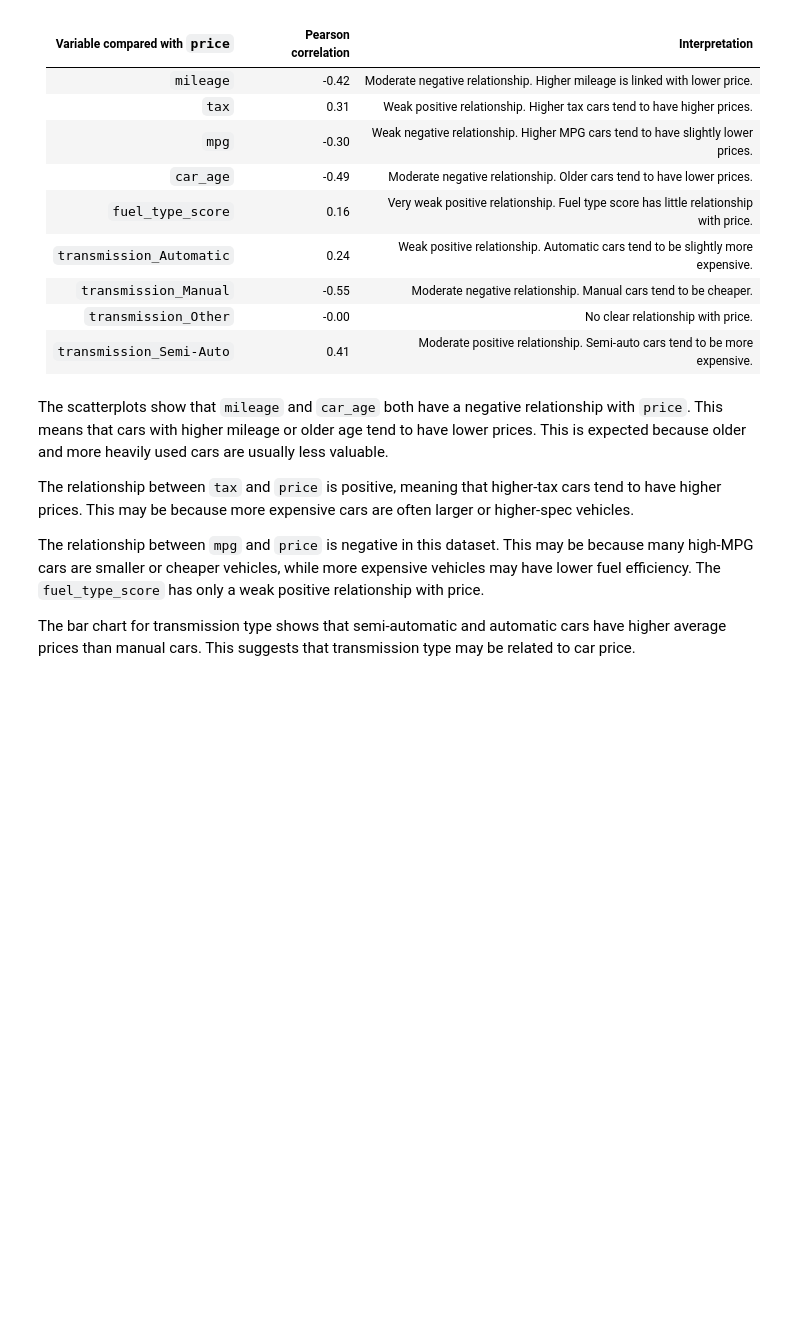
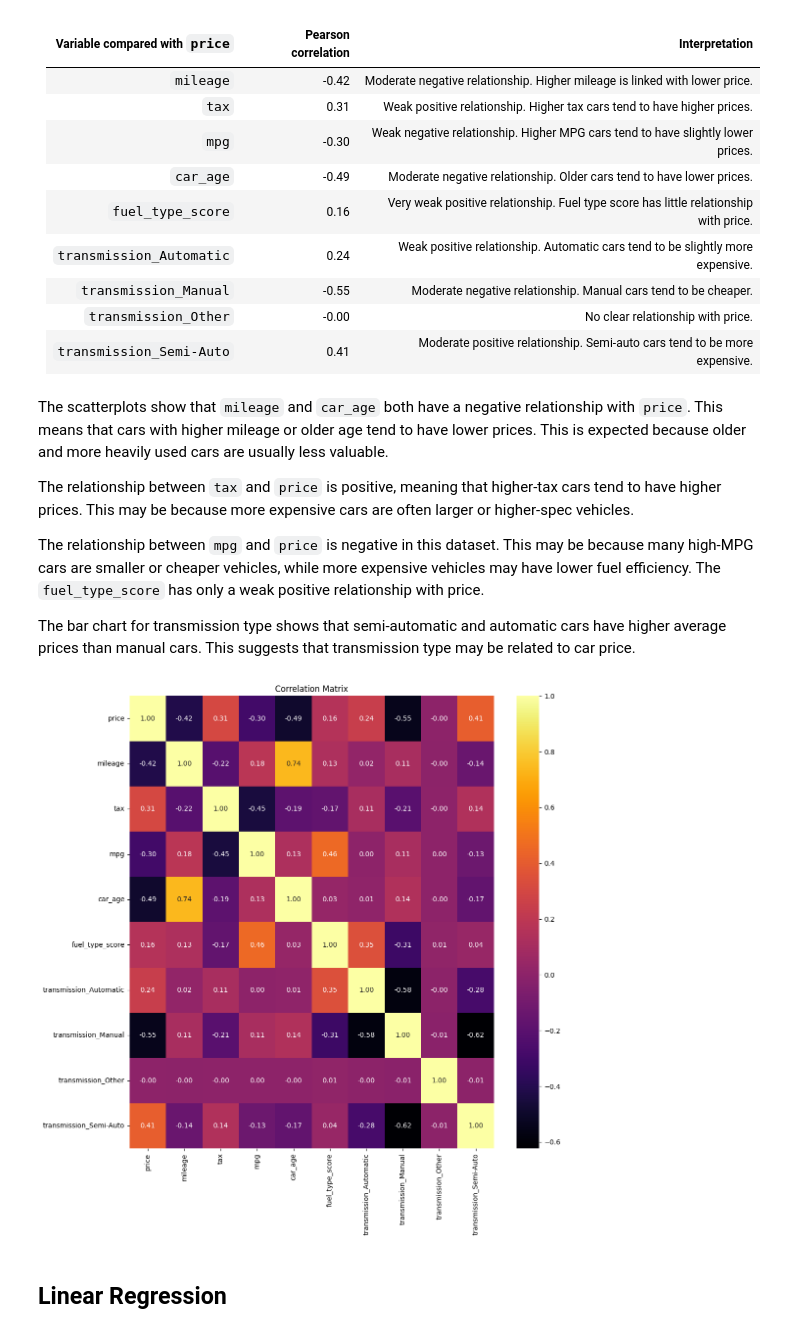
Before and after one commit to TXTEck/DAV_CA1, a Jupyter notebook: notebooks/car_price_analysis.ipynb, the cells around one changed output. Saved outputs shown, nothing was run; the diff lists cells and outputs as text; code cells hidden in the pictures; blank space fills up the shorter version.

Commit message:
Heatmap Display

```diff
--- a/notebooks/car_price_analysis.ipynb
+++ b/notebooks/car_price_analysis.ipynb
@@ -562,3 +562,16 @@ The relationship between `tax` and `price` is positive, meaning that higher-tax
 The relationship between `mpg` and `price` is negative in this dataset. This may be because many high-MPG cars are smaller or cheaper vehicles, while more expensive vehicles may have lower fuel efficiency. The `fuel_type_score` has only a weak positive relationship with price.
 
 The bar chart for transmission type shows that semi-automatic and automatic cars have higher average prices than manual cars. This suggests that transmission type may be related to car price.
+# %%
+# Calculate the correlation matrix
+corr_matrix = cars_multi.corr()
+
+# Plot the heatmap of the correlation matrix
+plt.figure(figsize=(12, 12))
+sns.heatmap(corr_matrix, cmap="inferno", annot=True, fmt=".2f")
+plt.title("Correlation Matrix")
+plt.show()
+# %% [output]
+[figure, added]
+# %% [markdown]
+## Linear Regression
```
Also changed, not shown: 8 other files.
